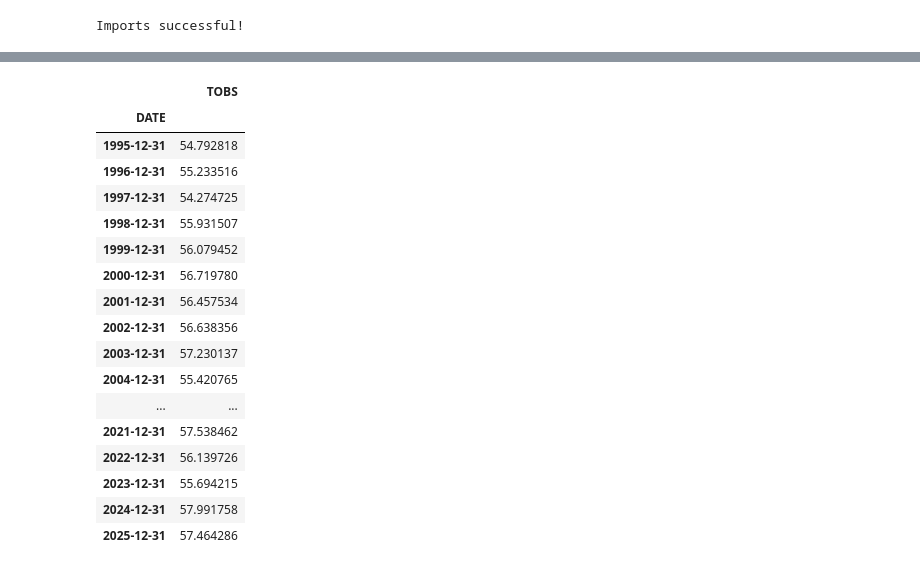
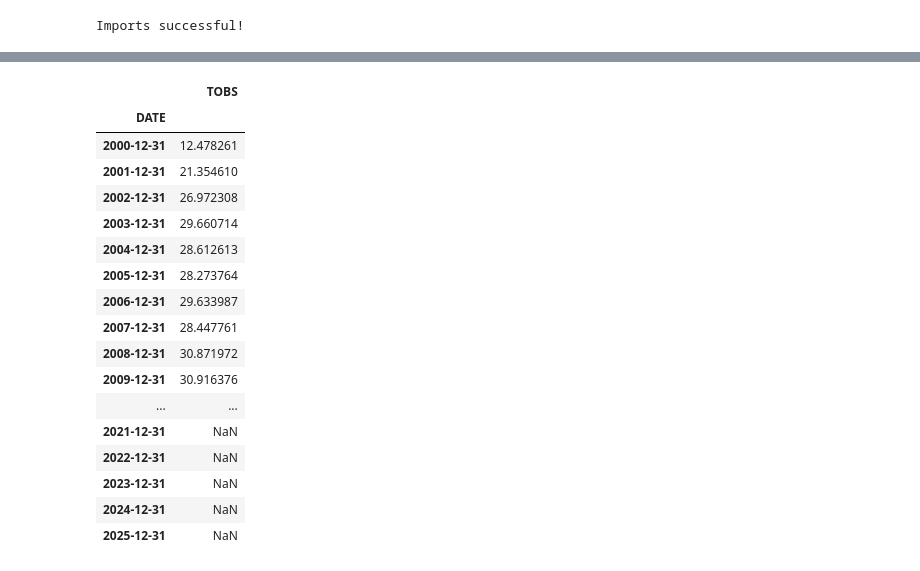
Before and after one commit to cu-esiil-edu/01-climate-Chathu84, a Jupyter notebook: notebooks/climate-data-analysis.ipynb, the cells around one changed output, grey strips where cells are left out. Saved outputs shown, nothing was run; the diff lists cells and outputs as text; code cells hidden in the pictures.

```diff
--- a/notebooks/climate-data-analysis.ipynb
+++ b/notebooks/climate-data-analysis.ipynb
@@ -15,8 +15,8 @@ Imports successful!
 ncei_url = ('https://www.ncei.noaa.gov/access/services/data/v1'
            '?dataset=daily-summaries'
            '&dataTypes=TOBS'
-           '&stations=USC00050848'
-           '&startDate=1893-10-01'
+           '&stations=USC00489902'
+           '&startDate=1950-10-01'
            '&endDate=2026-07-15'
            '&units=standard')
 ncei_url
@@ -25,12 +25,12 @@ ncei_url
 # %%
 # Open and clean the data
-boulder_df = pd.read_csv(
+yellowstone_df = pd.read_csv(
     ncei_url,
     na_values=["-99"],
     index_col="DATE",
     parse_dates=["DATE"]
 )
-boulder_df
+yellowstone_df
 # %% [output]
 |  | STATION | TOBS |
 | DATE |  |  |
@@ -49,8 +49,8 @@ boulder_df
 # %%
 # Keep only the TOBS column
-boulder_df = boulder_df[["TOBS"]]
-boulder_df.head()
-boulder_df.tail()
+yellowstone_df = yellowstone_df[["TOBS"]]
+yellowstone_df.head()
+yellowstone_df.tail()
 # %% [output]
 |  | TOBS |
 | DATE |  |
@@ -74,6 +74,6 @@ boulder_df.plot(y='TOBS',
 # %%
 # Take the annual mean of the temperature data
-ann_climate_df = boulder_df.resample('YE').mean()
+ann_climate_df = yellowstone_df.resample('YE').mean()
 ann_climate_df
 # %% [output]
 |  | TOBS |
@@ -99,25 +103,25 @@ ann_climate_df.plot()
 # %%
 # Subset the data to look at last 30 years of data
-boulder_30yr = ann_climate_df.loc["1995":"2025"]
-boulder_30yr
+yellowstone_30yr = ann_climate_df.loc["2000":"2025"]
+yellowstone_30yr
 # %% [output]
 |  | TOBS |
 | DATE |  |
-| 1995-12-31 | 54.792818 |
-| 1996-12-31 | 55.233516 |
-| 1997-12-31 | 54.274725 |
-| 1998-12-31 | 55.931507 |
-| 1999-12-31 | 56.079452 |
-| 2000-12-31 | 56.719780 |
-| 2001-12-31 | 56.457534 |
-| 2002-12-31 | 56.638356 |
-| 2003-12-31 | 57.230137 |
-| 2004-12-31 | 55.420765 |
+| 2000-12-31 | 12.478261 |
+| 2001-12-31 | 21.354610 |
+| 2002-12-31 | 26.972308 |
+| 2003-12-31 | 29.660714 |
+| 2004-12-31 | 28.612613 |
+| 2005-12-31 | 28.273764 |
+| 2006-12-31 | 29.633987 |
+| 2007-12-31 | 28.447761 |
+| 2008-12-31 | 30.871972 |
+| 2009-12-31 | 30.916376 |
 | ... | ... |
-| 2021-12-31 | 57.538462 |
-| 2022-12-31 | 56.139726 |
-| 2023-12-31 | 55.694215 |
-| 2024-12-31 | 57.991758 |
-| 2025-12-31 | 57.464286 |
+| 2021-12-31 | NaN |
+| 2022-12-31 | NaN |
+| 2023-12-31 | NaN |
+| 2024-12-31 | NaN |
+| 2025-12-31 | NaN |
 # %%
 # Plot 30 yrs of data
```
Also changed, not shown: parts of 9 cells of this notebook, 1 other file.
